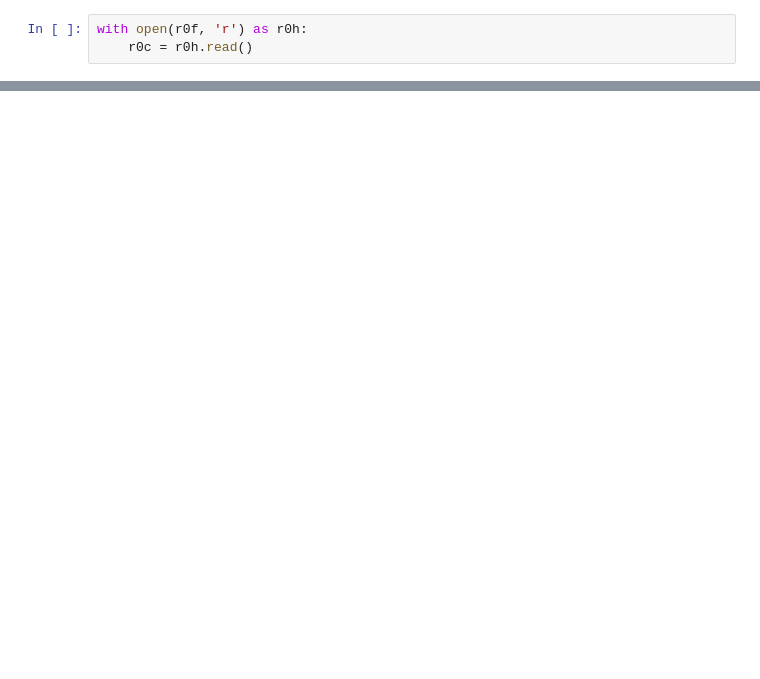
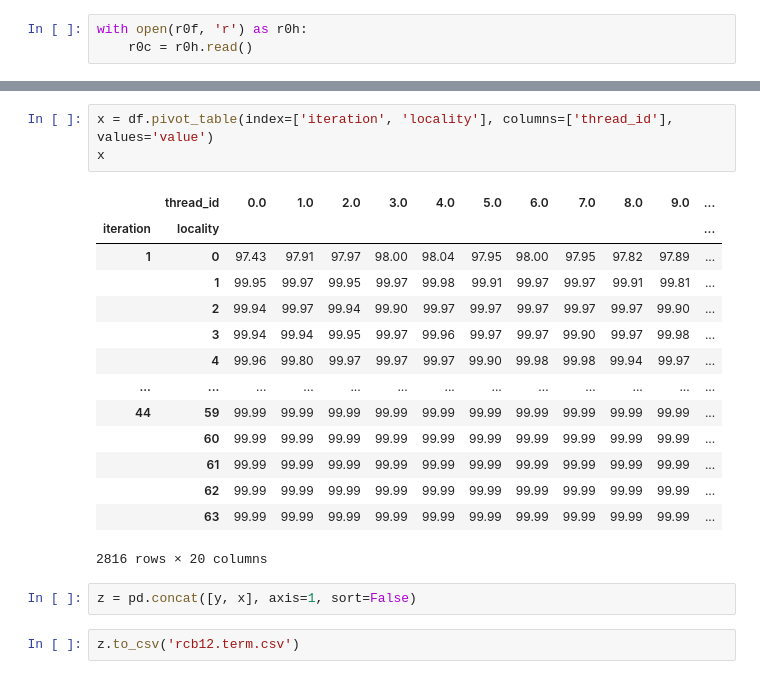
Before and after one commit to parsa/sc20-octodata, a Jupyter notebook: rcb12.term/rcb12.term-csv.ipynb, the cells around one changed output, grey strips where cells are left out. Cells and saved outputs as stored; diff of their text form; blank space fills up the shorter version.

```diff
--- a/rcb12.term/rcb12.term-csv.ipynb
+++ b/rcb12.term/rcb12.term-csv.ipynb
@@ -137,0 +184,22 @@ df
+# %%
+x = df.pivot_table(index=['iteration', 'locality'], columns=['thread_id'], values='value')
+x
+# %% [output]
+|  | thread_id | 0.0 | 1.0 | 2.0 | 3.0 | 4.0 | 5.0 | 6.0 | 7.0 | 8.0 | 9.0 | ... |
+| iteration | locality |  |  |  |  |  |  |  |  |  |  | ... |
+| 1 | 0 | 97.43 | 97.91 | 97.97 | 98.00 | 98.04 | 97.95 | 98.00 | 97.95 | 97.82 | 97.89 | ... |
+|  | 1 | 99.95 | 99.97 | 99.95 | 99.97 | 99.98 | 99.91 | 99.97 | 99.97 | 99.91 | 99.81 | ... |
+|  | 2 | 99.94 | 99.97 | 99.94 | 99.90 | 99.97 | 99.97 | 99.97 | 99.97 | 99.97 | 99.90 | ... |
+|  | 3 | 99.94 | 99.94 | 99.95 | 99.97 | 99.96 | 99.97 | 99.97 | 99.90 | 99.97 | 99.98 | ... |
+|  | 4 | 99.96 | 99.80 | 99.97 | 99.97 | 99.97 | 99.90 | 99.98 | 99.98 | 99.94 | 99.97 | ... |
+| ... | ... | ... | ... | ... | ... | ... | ... | ... | ... | ... | ... | ... |
+| 44 | 59 | 99.99 | 99.99 | 99.99 | 99.99 | 99.99 | 99.99 | 99.99 | 99.99 | 99.99 | 99.99 | ... |
+|  | 60 | 99.99 | 99.99 | 99.99 | 99.99 | 99.99 | 99.99 | 99.99 | 99.99 | 99.99 | 99.99 | ... |
+|  | 61 | 99.99 | 99.99 | 99.99 | 99.99 | 99.99 | 99.99 | 99.99 | 99.99 | 99.99 | 99.99 | ... |
+|  | 62 | 99.99 | 99.99 | 99.99 | 99.99 | 99.99 | 99.99 | 99.99 | 99.99 | 99.99 | 99.99 | ... |
+|  | 63 | 99.99 | 99.99 | 99.99 | 99.99 | 99.99 | 99.99 | 99.99 | 99.99 | 99.99 | 99.99 | ... |
+2816 rows × 20 columns
+# %%
+z = pd.concat([y, x], axis=1, sort=False)
+# %%
+z.to_csv('rcb12.term.csv')
```
Also changed, not shown: parts of 21 cells of this notebook, 1 other file.
